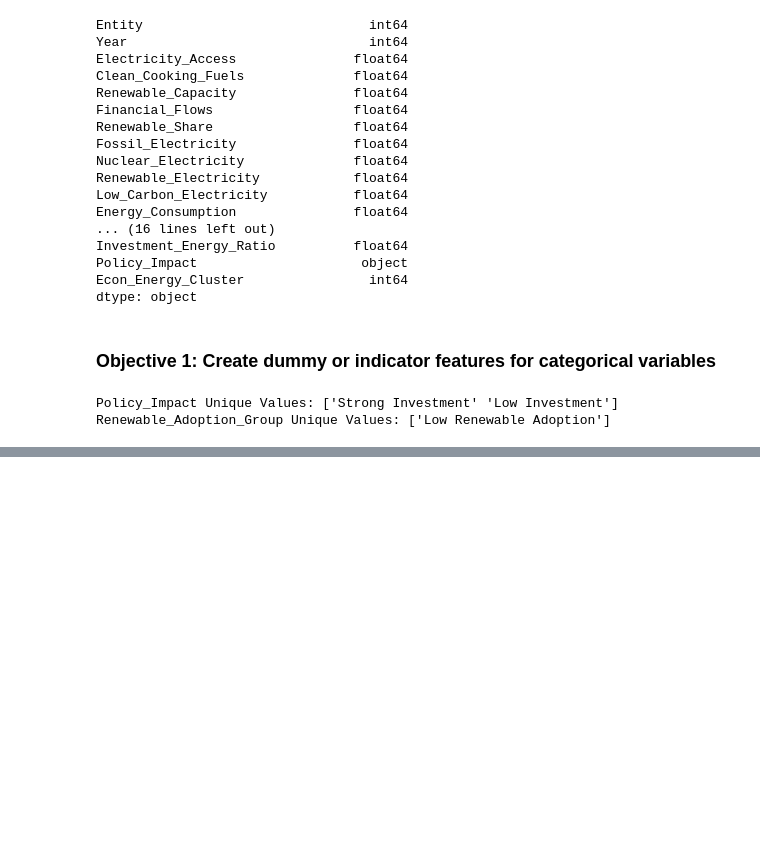
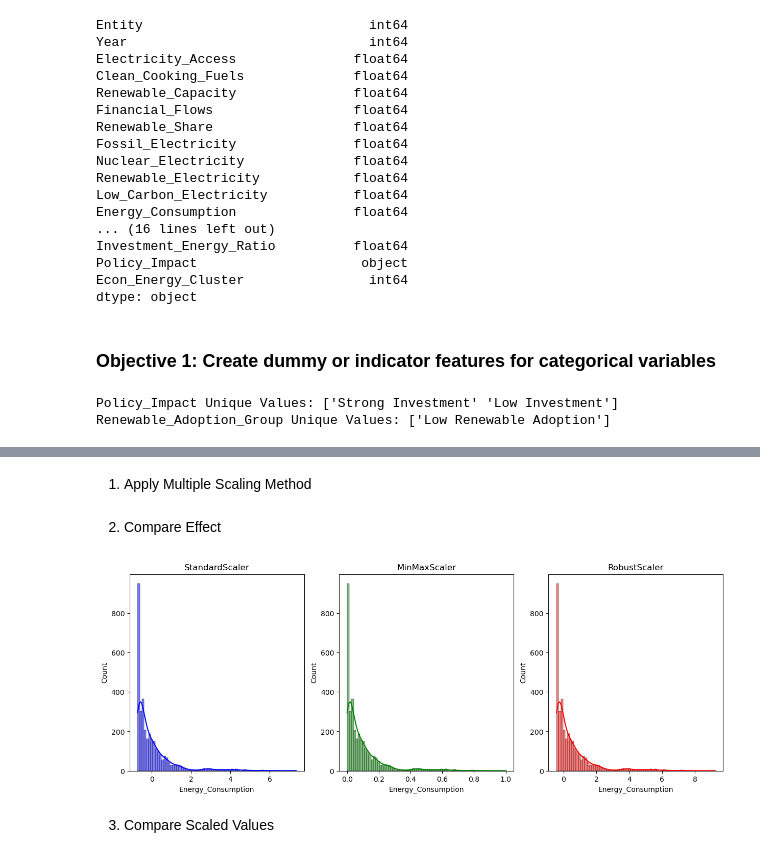
Before and after one commit to audreymalloy/Springboard_DataScience, a Jupyter notebook: Capstone-3-Energy/Pre-processing/energy_preprocessing.ipynb, the cells around one changed output, grey strips where cells are left out. Cells and saved outputs as stored; diff of their text form; code cells hidden in the pictures; blank space fills up the shorter version.

Commit message:
Preprocess

```diff
--- a/Capstone-3-Energy/Pre-processing/energy_preprocessing.ipynb
+++ b/Capstone-3-Energy/Pre-processing/energy_preprocessing.ipynb
@@ -154,0 +191,37 @@ df["Policy_Impact"] = encoder.fit_transform(df["Policy_Impact"])
+# %% [markdown]
+1.  Apply Multiple Scaling Method
+# %%
+from sklearn.preprocessing import StandardScaler, MinMaxScaler, RobustScaler
+
+# Select numerical features
+num_features = ["Energy_Consumption", "Financial_Flows", "CO2_Emissions", "GDP_Per_Capita", "Energy_Efficiency"]
+
+# StandardScaler (Centering & Unit Variance)
+standard_scaler = StandardScaler()
+df_standard = df.copy()
+df_standard[num_features] = standard_scaler.fit_transform(df_standard[num_features])
+
+# MinMaxScaler (Range Scaling 0-1)
+minmax_scaler = MinMaxScaler()
+df_minmax = df.copy()
+df_minmax[num_features] = minmax_scaler.fit_transform(df_minmax[num_features])
+
+# RobustScaler (Handles Outliers)
+robust_scaler = RobustScaler()
+df_robust = df.copy()
+df_robust[num_features] = robust_scaler.fit_transform(df_robust[num_features])
+# %% [markdown]
+2. Compare Effect
+# %%
+fig, axes = plt.subplots(1, 3, figsize=(15, 5))
+
+# Compare Energy_Consumption distributions
+sns.histplot(df_standard["Energy_Consumption"], ax=axes[0], kde=True, color="blue").set_title("StandardScaler")
+sns.histplot(df_minmax["Energy_Consumption"], ax=axes[1], kde=True, color="green").set_title("MinMaxScaler")
+sns.histplot(df_robust["Energy_Consumption"], ax=axes[2], kde=True, color="red").set_title("RobustScaler")
+
+plt.show()
+# %% [output]
+[figure, added]
+# %% [markdown]
+3. Compare Scaled Values
```
Also changed, not shown: parts of 15 cells of this notebook.
